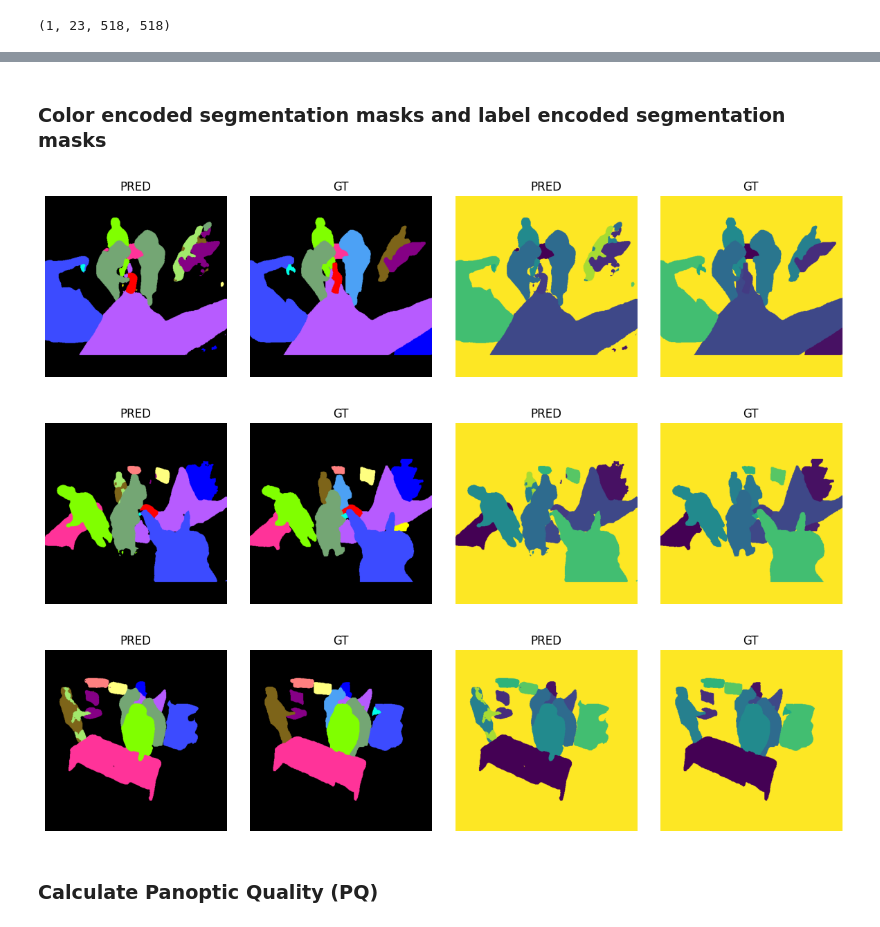
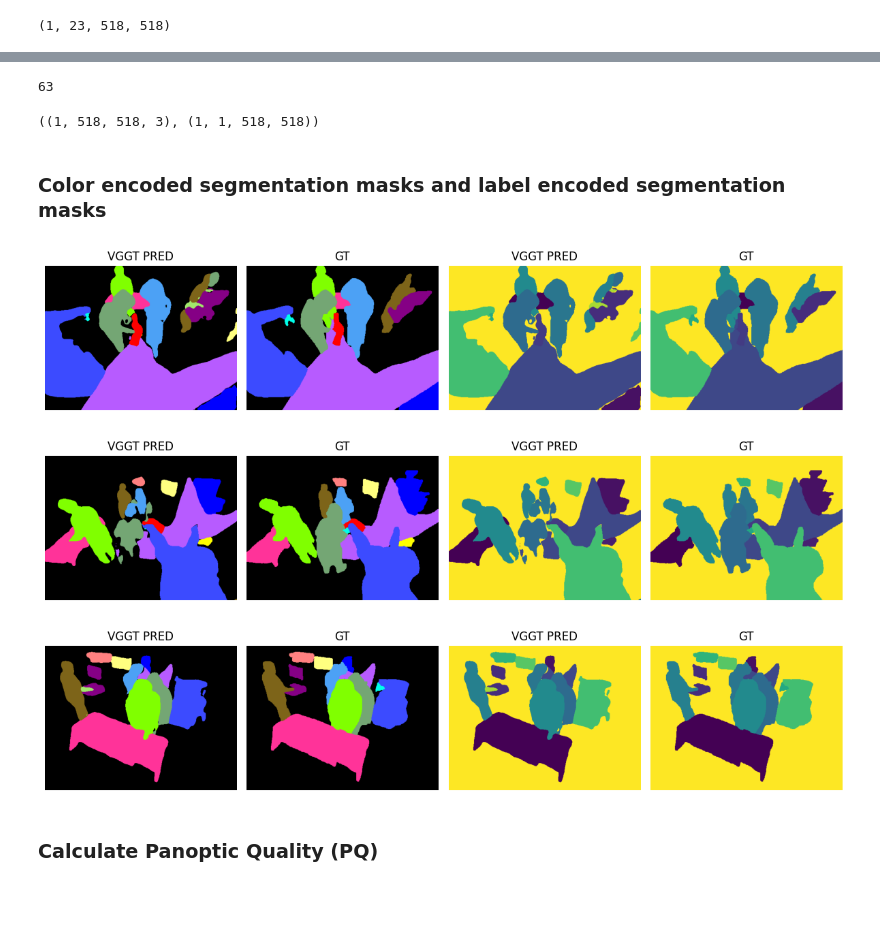
Before and after one commit to ge75xuv/Multiview-Object-Segmentation-with-SAM, a Jupyter notebook: custom_models/vggtformer_MV_image_predictor.ipynb, the cells around one changed output, grey strips where cells are left out. Saved outputs shown, nothing was run; the diff lists cells and outputs as text; code cells hidden in the pictures; blank space fills up the shorter version.

Commit message:
EXtra views in the dataset + prediction and evaluation files

```diff
--- a/custom_models/vggtformer_MV_image_predictor.ipynb
+++ b/custom_models/vggtformer_MV_image_predictor.ipynb
@@ -131,6 +156,7 @@ missing_keys, unexpected_keys
 BACKGROUND=23
 len_video = 1
 input_image_size = 518
+all_cameras = True
 batch_size = 1
 shuffle = False
 mean = [0.485, 0.456, 0.406]
@@ -153,7 +179,7 @@ test_dataset = MiniDatasetVGGT('test',
                            object_labels=obj_labels,
                            transforms=transforms,
                            multiview=True,
-                           depth_image=True,
+                           all_cameras=all_cameras,
                            collate_fn=collate_fn_wrapper,
                            batch_size=batch_size,
                            get_seg_mask=True,
@@ -173,6 +203,9 @@ Lenght of the dataset! 3141
 seed = 2 # Check seed 123 index 19966
 torch.manual_seed(seed)
 np.random.seed(seed)
+
+submodel.all_cameras = all_cameras
+submodel.output_all_views = all_cameras
 
 # Image
 len_objects = len(obj_labels)
@@ -185,7 +218,9 @@ if_break = False
 # # sample_idx = 3993
 # sample_idx = 278
 # sample_idx = 500
-sample_idx = 300
+sample_idx = 300  # Saw
+# sample_idx = 370  # Drill 363
+# sample_idx = 718  # Hammer 700
 # test_loader = test_dataset.get_loader()
 flag_iter = False
 
@@ -411,3 +416,17 @@ gt_seg_class_mask2, gt_rgb_mask2 = _prepare_gt_seg_rgb_masks(masks_val2, gt_labe
+# %%
+# Check if the image is black (0,0,0) along the height dimension
+ref_img = batched_video_data_val[0][0].img_batch[0].cpu().numpy()
+is_black_row = (ref_img[0,:,:] <= 0)  # Check along width and channels
+pos_padding = np.where(is_black_row == False)
+start = pos_padding[0][0]
+end = pos_padding[0][-1]
+start
+# %% [output]
+63
+# %%
+pred_rgb_mask0.shape, pred_seg_class_mask0.shape
+# %% [output]
+((1, 518, 518, 3), (1, 1, 518, 518))
 # %% [markdown]
 ### Color encoded segmentation masks and label encoded segmentation masks
 # %%
@@ -424,7 +443,7 @@ def visualize_masks(pred_rgb_mask, gt_rgb_mask, pred_seg_class_mask, gt_seg_clas
     for ii in range(B):
         axs[ii,0].imshow(pred_rgb_mask[ii])
         axs[ii,0].axis('off')
-        axs[ii,0].set_title('PRED')
+        axs[ii,0].set_title('VGGT PRED')
 
         axs[ii,1].imshow(gt_rgb_mask[ii])
         axs[ii,1].axis('off')
@@ -432,45 +451,45 @@ def visualize_masks(pred_rgb_mask, gt_rgb_mask, pred_seg_class_mask, gt_seg_clas
 
         axs[ii,2].imshow(pred_seg_class_mask[ii, 0])
         axs[ii,2].axis('off')
-        axs[ii,2].set_title('PRED')
+        axs[ii,2].set_title('VGGT PRED')
 
         axs[ii,3].imshow(gt_seg_class_mask[ii, 0])
         axs[ii,3].axis('off')
         axs[ii,3].set_title('GT')
 
     plt.tight_layout()
     plt.show()
 
-visualize_masks(pred_rgb_mask0, gt_rgb_mask0, pred_seg_class_mask0, gt_seg_class_mask0)
-visualize_masks(pred_rgb_mask1, gt_rgb_mask1, pred_seg_class_mask1, gt_seg_class_mask1)
-visualize_masks(pred_rgb_mask2, gt_rgb_mask2, pred_seg_class_mask2, gt_seg_class_mask2)
+visualize_masks(pred_rgb_mask0[:, start:end], gt_rgb_mask0[:, start:end], pred_seg_class_mask0[:, :, start:end], gt_seg_class_mask0[:, :, start:end])
+visualize_masks(pred_rgb_mask1[:, start:end], gt_rgb_mask1[:, start:end], pred_seg_class_mask1[:, :, start:end], gt_seg_class_mask1[:, :, start:end])
+visualize_masks(pred_rgb_mask2[:, start:end], gt_rgb_mask2[:, start:end], pred_seg_class_mask2[:, :, start:end], gt_seg_class_mask2[:, :, start:end])
 
 # figsize = np.array([4, B]) * 3
 # fig, axs = plt.subplots(B, 4, figsize=figsize, )
 
 # for ii in range(B):
 #     axs[ii,0].imshow(pred_rgb_mask[ii])
 #     axs[ii,0].axis('off')
 #     axs[ii,0].set_title('PRED')
 
 #     axs[ii,1].imshow(gt_rgb_mask[ii])
 #     axs[ii,1].axis('off')
 #     axs[ii,1].set_title('GT')
 
 #     axs[ii,2].imshow(pred_seg_class_mask[ii, 0])
 #     axs[ii,2].axis('off')
 #     axs[ii,2].set_title('PRED')
 
 #     axs[ii,3].imshow(gt_seg_class_mask[ii, 0])
 #     axs[ii,3].axis('off')
 #     axs[ii,3].set_title('GT')
 
 # plt.tight_layout()
 # plt.show()
 # %% [output]
-[figure, old version]
+[figure, new version]
-[figure, old version]
+[figure, new version]
-[figure, old version]
+[figure, new version]
 # %% [markdown]
 ### Calculate Panoptic Quality (PQ)
 # %%
```
Also changed, not shown: parts of 15 cells of this notebook, 12 other files.
